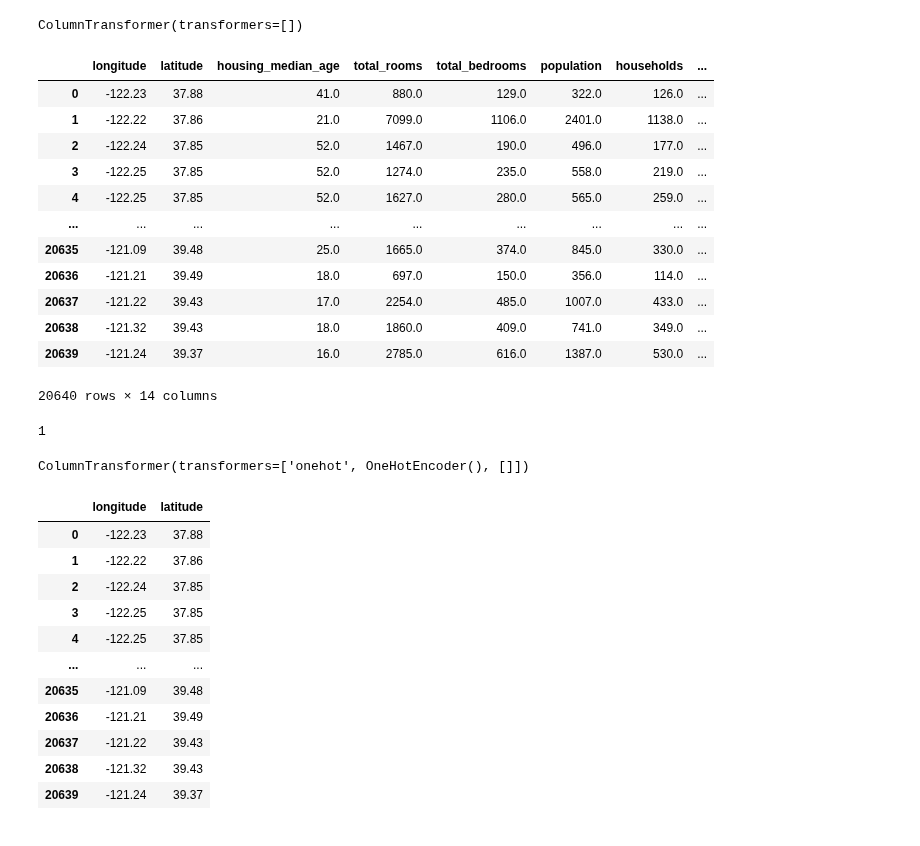
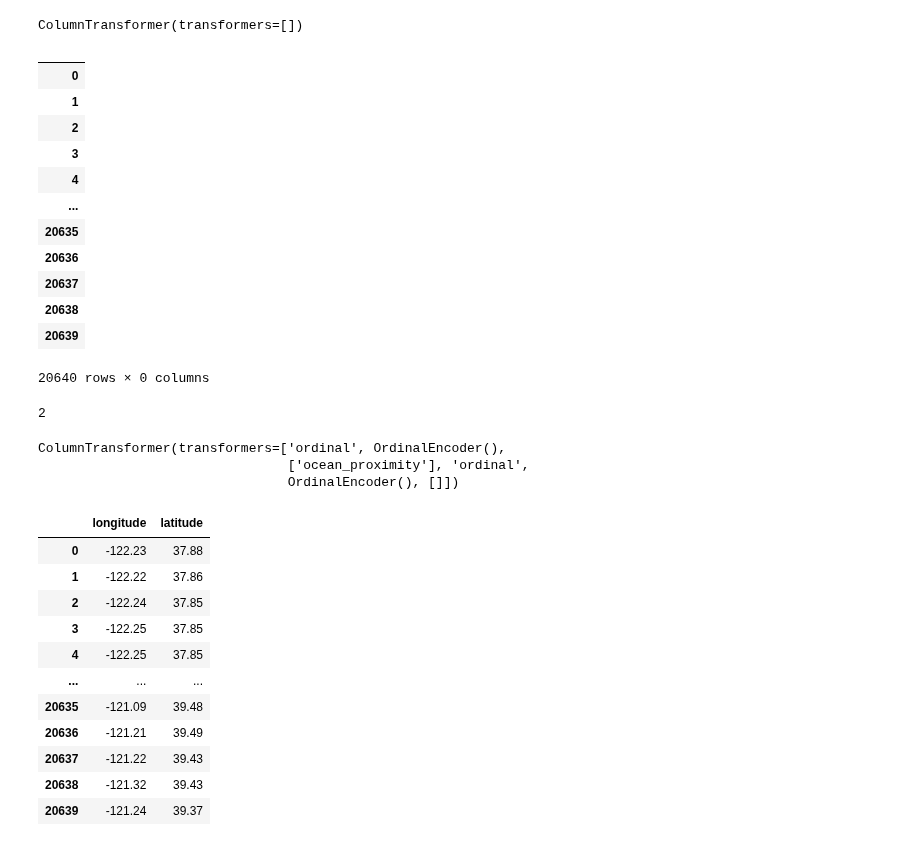
Before and after one commit to B0llemis/MLcode, a Jupyter notebook: Palanthir Experiment.ipynb, the cells around one changed output. Drawn from its saved outputs; the diff is of its cells as text; code cells hidden in the pictures.

Commit message:
encoder-specific columns supported

```diff
--- a/Palanthir Experiment.ipynb
+++ b/Palanthir Experiment.ipynb
@@ -101,7 +101,7 @@ class Palanthir(object):
         plt.show()
         return output_df
 
-    def fill_nulls(self, strategy="median", include_features = [], exclude_features=[], store=True,):
+    def fill_nulls(self, strategy="median", include_features = [], exclude_features=[], store=True):
         """Uses the SKLearn SimpleImputer to fill out any missing values in the numerical features of the dataset"""
         columns = [col for col in self.features_num if col not in exclude_features] if include_features == [] else [col for col in include_features if col not in exclude_features]
         dataset = self.output[columns]
@@ -115,17 +115,18 @@ class Palanthir(object):
             self.update_history(step="Filled nulls",snapshot=self.output,text='impute',transformer=imputer,cols=columns)
         return output_df
 
-    def encode_order(self, store=True):
+    def encode_order(self, include_features = [], exclude_features=[], store=True):
         """Uses the SKLearn OrdinalEncoder to order any categorical features of the dataset"""
-        dataset = self.output[self.features_cat]
+        columns = [col for col in self.features_cat if col not in exclude_features] if include_features == [] else [col for col in include_features if col not in exclude_features]
+        dataset = self.output[columns]
         from sklearn.preprocessing import OrdinalEncoder
         encoder = OrdinalEncoder().fit(dataset)
         encoded_data = encoder.transform(dataset)
         output_df = pd.DataFrame(encoded_data, columns=dataset.columns, index=dataset.index)
         if store:
-            self.output[self.features_cat] = output_df
+            self.output[columns] = output_df
             self.update_attributes()
-            self.update_history(step="Encoded order of categorial features",snapshot=self.output,text='ordinal',transformer=encoder)
+            self.update_history(step="Encoded order of categorial features",snapshot=self.output,text='ordinal',transformer=encoder,cols=columns)
         return output_df
 
     def make_dummies(self, store=True):
@@ -227,30 +228,32 @@ pal = Palanthir(df)
 pal.transformation_history[0].get('pipeline')
 # %% [output]
 ColumnTransformer(transformers=[])
-# %%
-pal.make_dummies()
-# %% [output]
-|  | longitude | latitude | housing_median_age | total_rooms | total_bedrooms | population | households | ... |
-| 0 | -122.23 | 37.88 | 41.0 | 880.0 | 129.0 | 322.0 | 126.0 | ... |
-| 1 | -122.22 | 37.86 | 21.0 | 7099.0 | 1106.0 | 2401.0 | 1138.0 | ... |
-| 2 | -122.24 | 37.85 | 52.0 | 1467.0 | 190.0 | 496.0 | 177.0 | ... |
-| 3 | -122.25 | 37.85 | 52.0 | 1274.0 | 235.0 | 558.0 | 219.0 | ... |
-| 4 | -122.25 | 37.85 | 52.0 | 1627.0 | 280.0 | 565.0 | 259.0 | ... |
-| ... | ... | ... | ... | ... | ... | ... | ... | ... |
-| 20635 | -121.09 | 39.48 | 25.0 | 1665.0 | 374.0 | 845.0 | 330.0 | ... |
-| 20636 | -121.21 | 39.49 | 18.0 | 697.0 | 150.0 | 356.0 | 114.0 | ... |
-| 20637 | -121.22 | 39.43 | 17.0 | 2254.0 | 485.0 | 1007.0 | 433.0 | ... |
-| 20638 | -121.32 | 39.43 | 18.0 | 1860.0 | 409.0 | 741.0 | 349.0 | ... |
-| 20639 | -121.24 | 39.37 | 16.0 | 2785.0 | 616.0 | 1387.0 | 530.0 | ... |
-20640 rows × 14 columns
+# %%
+pal.encode_order(exclude_features=['ocean_proximity'])
+# %% [output]
+|  |
+| 0 |
+| 1 |
+| 2 |
+| 3 |
+| 4 |
+| ... |
+| 20635 |
+| 20636 |
+| 20637 |
+| 20638 |
+| 20639 |
+20640 rows × 0 columns
 # %%
 pal.current_version
 # %% [output]
-1
+2
 # %%
-pal.transformation_history[1].get('pipeline')
+pal.transformation_history[2].get('pipeline')
 # %% [output]
-ColumnTransformer(transformers=['onehot', OneHotEncoder(), []])
+ColumnTransformer(transformers=['ordinal', OrdinalEncoder(),
+                                ['ocean_proximity'], 'ordinal',
+                                OrdinalEncoder(), []])
 # %%
 pal.fill_nulls(include_features=['longitude','latitude'])
 # %% [output]
```
Also changed, not shown: 1 other file.
